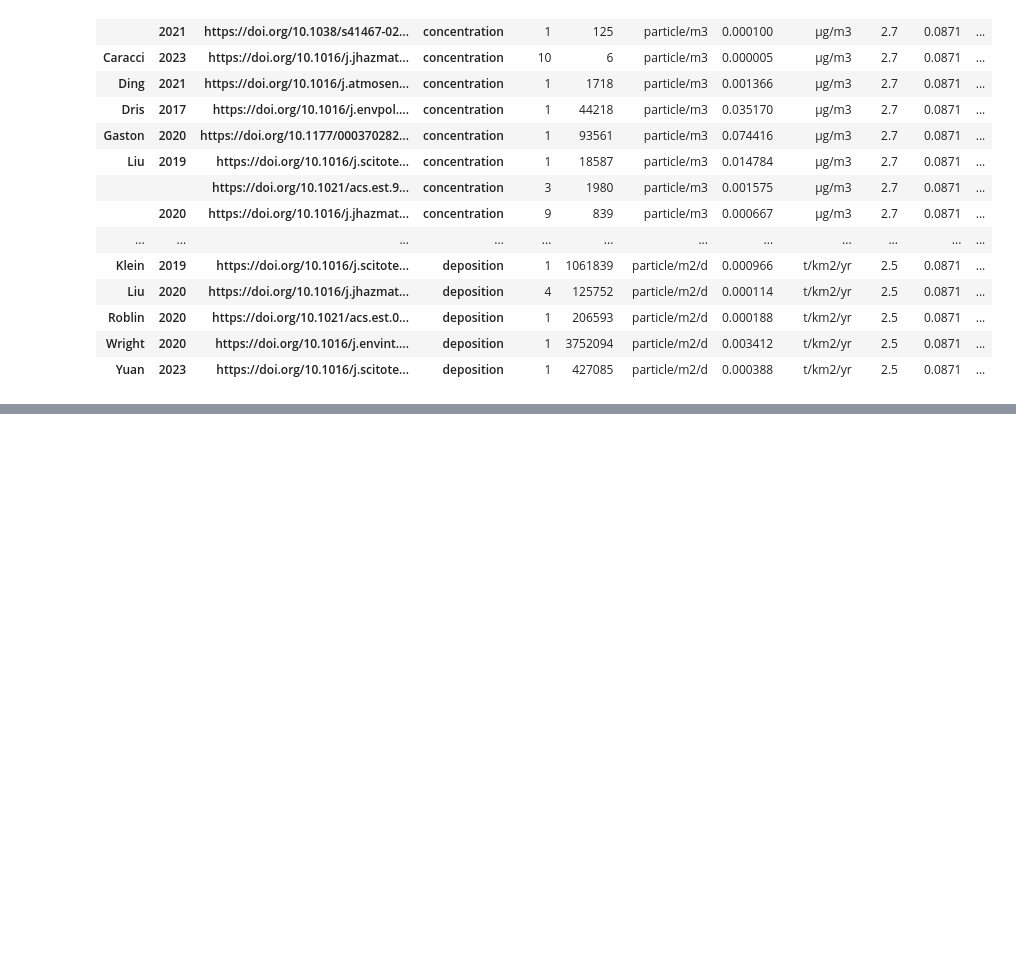
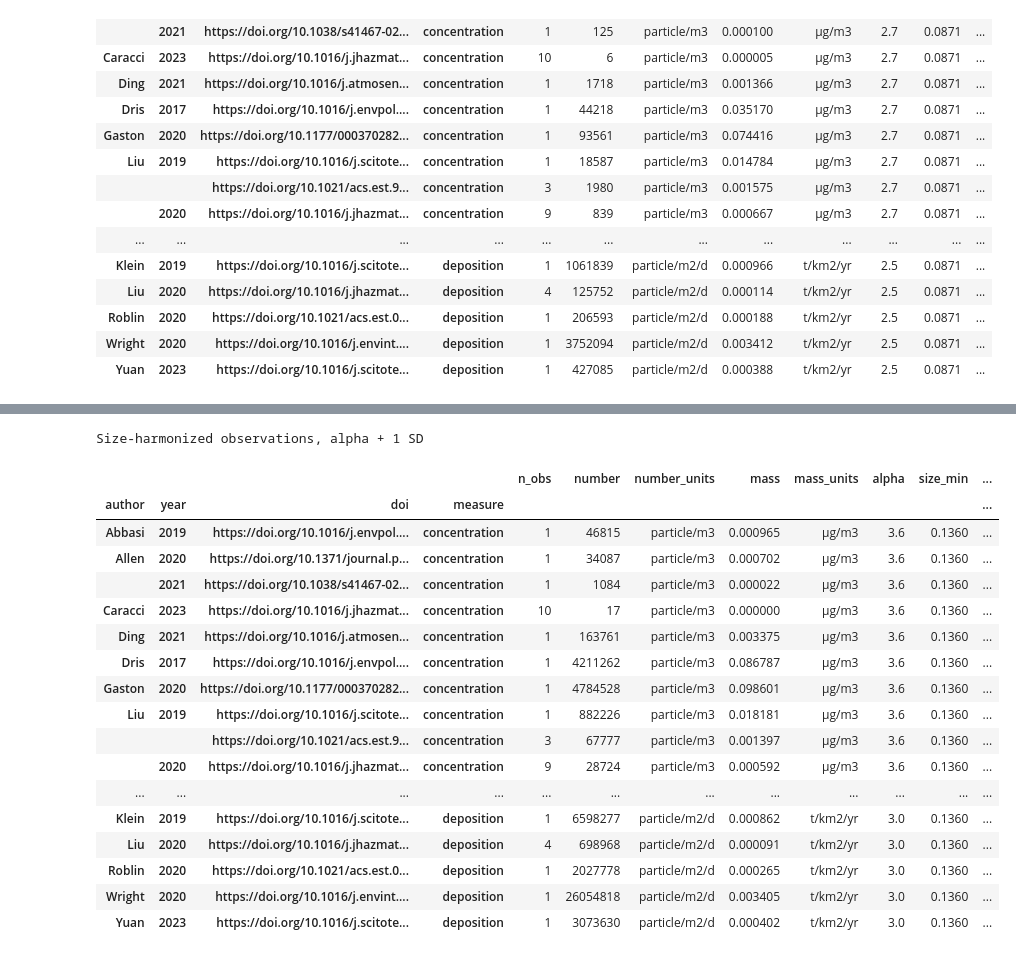
Before and after one commit to GEOS-Chem-IGE/hough2026_atmo-plast-emis_harmonize, a Jupyter notebook: notebooks/size-harmonize-obs.ipynb, the cells around one changed output, grey strips where cells are left out. Drawn from its saved outputs; the diff is of its cells as text; code cells hidden in the pictures; blank space fills up the shorter version.

```diff
--- a/notebooks/size-harmonize-obs.ipynb
+++ b/notebooks/size-harmonize-obs.ipynb
@@ -417,0 +470,49 @@ Size-harmonized revised observations from Fu et al. (2023)
+# %%
+obs_plus1sd = pd.read_csv(
+    os.path.join(SENSITIVITY_DIR, "obs_fu2023-size-harmonized_alpha+1sd.csv")
+)
+
+clean_styler(
+    obs_plus1sd.groupby(["author", "year", "doi", "measure"], dropna=False)
+    .agg(
+        {
+            "lat": "count",
+            "number": "mean",
+            "number_units": "first",
+            "mass": "mean",
+            "mass_units": "first",
+            "alpha": "mean",
+            "size_min": "min",
+            "size_max": "max",
+            "size_units": "first",
+        }
+    )
+    .sort_index(level="measure")
+    .rename(columns={"lat": "n_obs"})
+    .style.set_caption("Size-harmonized observations, alpha + 1 SD")
+    .format(precision=1)
+    .format(precision=0, subset=["number"])
+    .format(precision=4, subset=["size_min"])
+    .format(precision=6, subset=["mass"])
+    .format_index(precision=0)
+)
+# %% [output]
+Size-harmonized observations, alpha + 1 SD
+|  |  |  |  | n_obs | number | number_units | mass | mass_units | alpha | size_min | ... |
+| author | year | doi | measure |  |  |  |  |  |  |  | ... |
+| Abbasi | 2019 | https://doi.org/10.1016/j.envpol.... | concentration | 1 | 46815 | particle/m3 | 0.000965 | µg/m3 | 3.6 | 0.1360 | ... |
+| Allen | 2020 | https://doi.org/10.1371/journal.p... | concentration | 1 | 34087 | particle/m3 | 0.000702 | µg/m3 | 3.6 | 0.1360 | ... |
+|  | 2021 | https://doi.org/10.1038/s41467-02... | concentration | 1 | 1084 | particle/m3 | 0.000022 | µg/m3 | 3.6 | 0.1360 | ... |
+| Caracci | 2023 | https://doi.org/10.1016/j.jhazmat... | concentration | 10 | 17 | particle/m3 | 0.000000 | µg/m3 | 3.6 | 0.1360 | ... |
+| Ding | 2021 | https://doi.org/10.1016/j.atmosen... | concentration | 1 | 163761 | particle/m3 | 0.003375 | µg/m3 | 3.6 | 0.1360 | ... |
+| Dris | 2017 | https://doi.org/10.1016/j.envpol.... | concentration | 1 | 4211262 | particle/m3 | 0.086787 | µg/m3 | 3.6 | 0.1360 | ... |
+| Gaston | 2020 | https://doi.org/10.1177/000370282... | concentration | 1 | 4784528 | particle/m3 | 0.098601 | µg/m3 | 3.6 | 0.1360 | ... |
+| Liu | 2019 | https://doi.org/10.1016/j.scitote... | concentration | 1 | 882226 | particle/m3 | 0.018181 | µg/m3 | 3.6 | 0.1360 | ... |
+|  |  | https://doi.org/10.1021/acs.est.9... | concentration | 3 | 67777 | particle/m3 | 0.001397 | µg/m3 | 3.6 | 0.1360 | ... |
+|  | 2020 | https://doi.org/10.1016/j.jhazmat... | concentration | 9 | 28724 | particle/m3 | 0.000592 | µg/m3 | 3.6 | 0.1360 | ... |
+| ... | ... | ... | ... | ... | ... | ... | ... | ... | ... | ... | ... |
+| Klein | 2019 | https://doi.org/10.1016/j.scitote... | deposition | 1 | 6598277 | particle/m2/d | 0.000862 | t/km2/yr | 3.0 | 0.1360 | ... |
+| Liu | 2020 | https://doi.org/10.1016/j.jhazmat... | deposition | 4 | 698968 | particle/m2/d | 0.000091 | t/km2/yr | 3.0 | 0.1360 | ... |
+| Roblin | 2020 | https://doi.org/10.1021/acs.est.0... | deposition | 1 | 2027778 | particle/m2/d | 0.000265 | t/km2/yr | 3.0 | 0.1360 | ... |
+| Wright | 2020 | https://doi.org/10.1016/j.envint.... | deposition | 1 | 26054818 | particle/m2/d | 0.003405 | t/km2/yr | 3.0 | 0.1360 | ... |
+| Yuan | 2023 | https://doi.org/10.1016/j.scitote... | deposition | 1 | 3073630 | particle/m2/d | 0.000402 | t/km2/yr | 3.0 | 0.1360 | ... |
```
Also changed, not shown: parts of 7 cells of this notebook, 14 other files.
